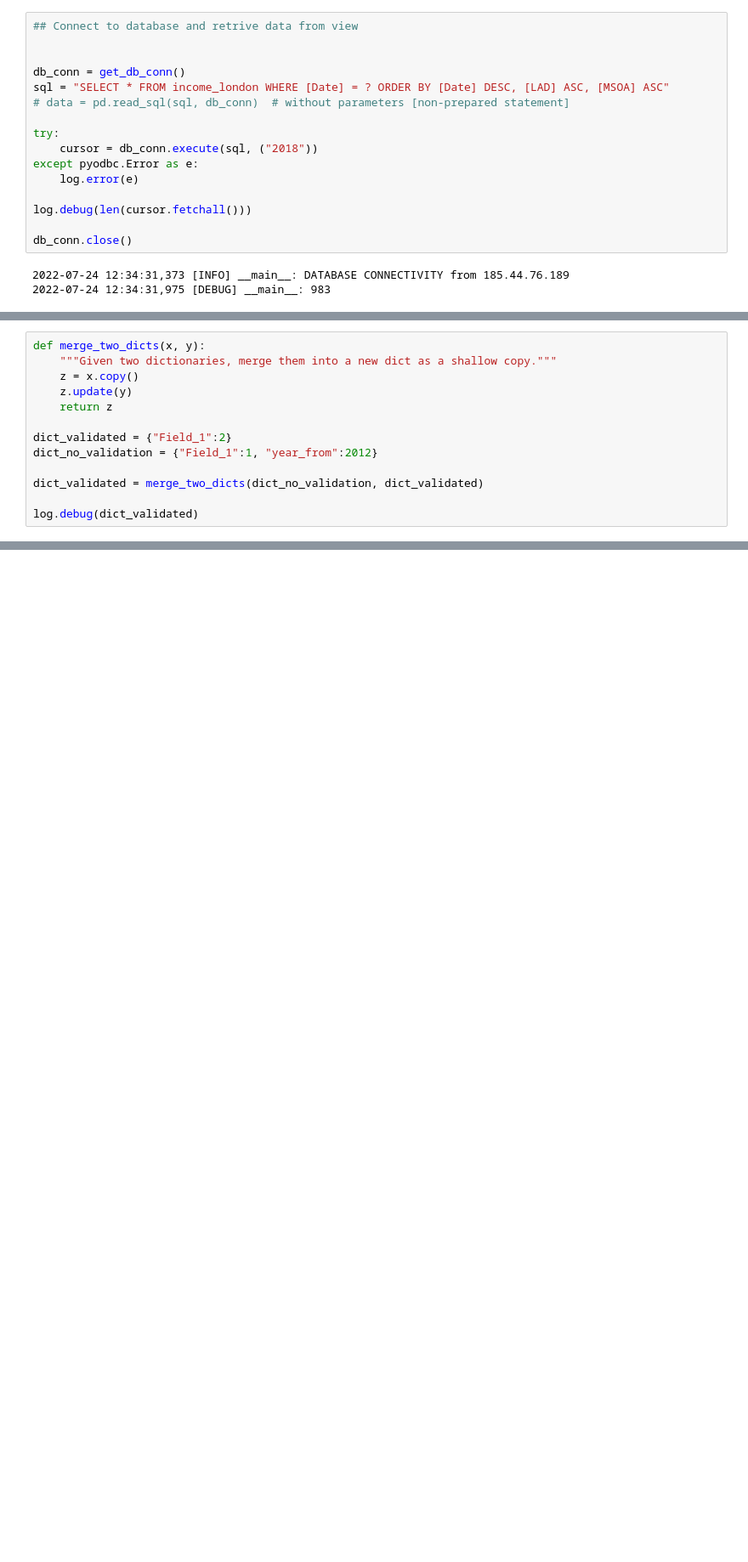
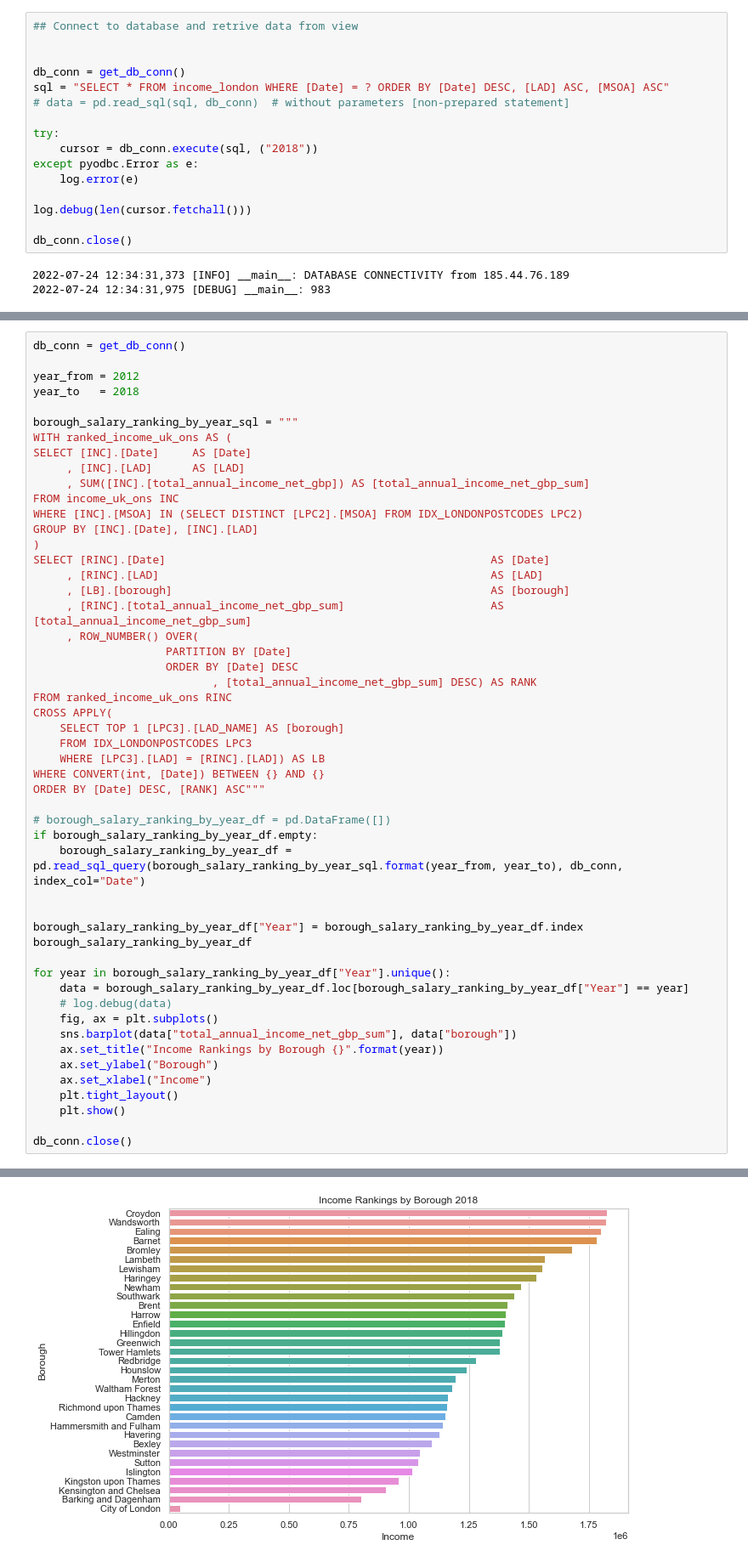
Before and after one commit to neal-bamford/sd-map-streamlit, a Jupyter notebook: SD_Map_Dev.ipynb, the cells around one changed output, grey strips where cells are left out. Shown at 85% size. Cells and saved outputs as stored; diff of their text form; blank space fills up the shorter version.

Commit message:
income rankings by borough

```diff
--- a/SD_Map_Dev.ipynb
+++ b/SD_Map_Dev.ipynb
@@ -399,16 +395,54 @@ plt.tight_layout()
 # %% [output]
 [figure]
 # %%
-def merge_two_dicts(x, y):
-    """Given two dictionaries, merge them into a new dict as a shallow copy."""
-    z = x.copy()
-    z.update(y)
-    return z
+db_conn = get_db_conn()
 
-dict_validated = {"Field_1":2}
-dict_no_validation = {"Field_1":1, "year_from":2012}
+year_from = 2012
+year_to   = 2018
 
-dict_validated = merge_two_dicts(dict_no_validation, dict_validated)
+borough_salary_ranking_by_year_sql = """
+WITH ranked_income_uk_ons AS (
+SELECT [INC].[Date]     AS [Date]
+     , [INC].[LAD]      AS [LAD]
+     , SUM([INC].[total_annual_income_net_gbp]) AS [total_annual_income_net_gbp_sum]
+FROM income_uk_ons INC
+WHERE [INC].[MSOA] IN (SELECT DISTINCT [LPC2].[MSOA] FROM IDX_LONDONPOSTCODES LPC2)
+GROUP BY [INC].[Date], [INC].[LAD]
+)
+SELECT [RINC].[Date]                                                 AS [Date]
+     , [RINC].[LAD]                                                  AS [LAD]
+     , [LB].[borough]                                                AS [borough]
+     , [RINC].[total_annual_income_net_gbp_sum] 				     AS [total_annual_income_net_gbp_sum]
+     , ROW_NUMBER() OVER(
+     				PARTITION BY [Date]
+     				ORDER BY [Date] DESC
+     				       , [total_annual_income_net_gbp_sum] DESC) AS RANK
+FROM ranked_income_uk_ons RINC
+CROSS APPLY(
+	SELECT TOP 1 [LPC3].[LAD_NAME] AS [borough]
+	FROM IDX_LONDONPOSTCODES LPC3
+	WHERE [LPC3].[LAD] = [RINC].[LAD]) AS LB
+WHERE CONVERT(int, [Date]) BETWEEN {} AND {}
+ORDER BY [Date] DESC, [RANK] ASC"""
 
-log.debug(dict_validated)
+# borough_salary_ranking_by_year_df = pd.DataFrame([])
+if borough_salary_ranking_by_year_df.empty:
+    borough_salary_ranking_by_year_df = pd.read_sql_query(borough_salary_ranking_by_year_sql.format(year_from, year_to), db_conn, index_col="Date")
+
+
+borough_salary_ranking_by_year_df["Year"] = borough_salary_ranking_by_year_df.index
+borough_salary_ranking_by_year_df
+
+for year in borough_salary_ranking_by_year_df["Year"].unique():
+    data = borough_salary_ranking_by_year_df.loc[borough_salary_ranking_by_year_df["Year"] == year]
+    # log.debug(data)
+    fig, ax = plt.subplots()
+    sns.barplot(data["total_annual_income_net_gbp_sum"], data["borough"])
+    ax.set_title("Income Rankings by Borough {}".format(year))
+    ax.set_ylabel("Borough")
+    ax.set_xlabel("Income")
+    plt.tight_layout()
+    plt.show()
+
+db_conn.close()
 # %% [output]
@@ -415,0 +450 @@ log.debug(dict_validated)
+[figure, added]
```
Also changed, not shown: parts of 2 cells of this notebook, 4 other files.
